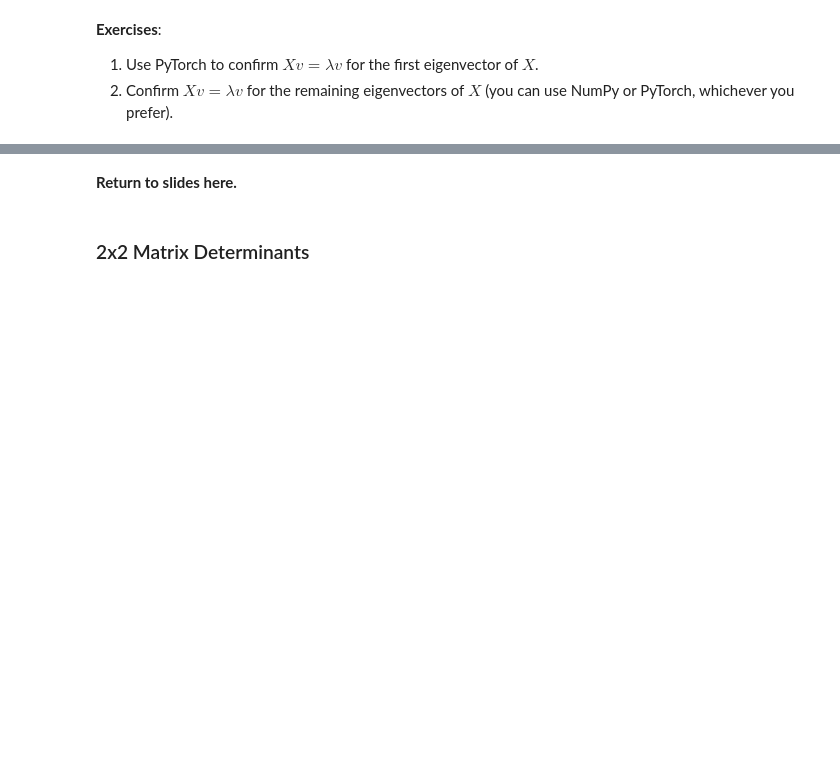
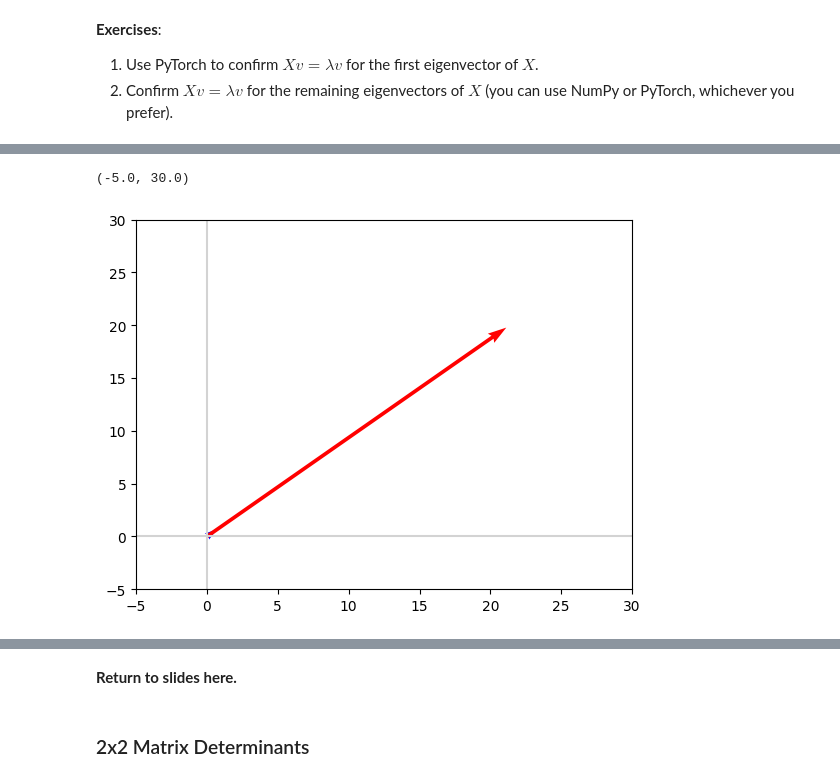
Before and after one commit to Arnellou/ML-foundations-JohnKrohn-OREILLY-course-notebooks, a Jupyter notebook: notebooks/2-linear-algebra-ii.ipynb, the cells around one changed output, grey strips where cells are left out. Cells and saved outputs as stored; diff of their text form; code cells hidden in the pictures; blank space fills up the shorter version.

Commit message:
3d and plus matrix eingenvalues and vectors

```diff
--- a/notebooks/2-linear-algebra-ii.ipynb
+++ b/notebooks/2-linear-algebra-ii.ipynb
@@ -853,3 +874,23 @@ lambda_X * v_X
 
 1. Use PyTorch to confirm $Xv = \lambda v$ for the first eigenvector of $X$.
 2. Confirm $Xv = \lambda v$ for the remaining eigenvectors of $X$ (you can use NumPy or PyTorch, whichever you prefer).
+# %%
+X_pt = torch.tensor(X , dtype= torch.float32)
+print(X_pt)
+
+lambas_pt , vectors_pt = torch.linalg.eig(X_pt)
+lambas_pt , vectors_pt = lambas_pt.float() , vectors_pt.float()
+
+
+lambas_pt_1 = lambas_pt[0]
+vectors_pt_1 = vectors_pt[:,0]
+
+
+
+print(lambas_pt_1 )
+print("float  first vector is : ", vectors_pt_1 )
+
+print(torch.matmul(X_pt,vectors_pt_1))
+print(np.dot(lambas_pt_1,vectors_pt_1))
+
+print(torch.matmul(X_pt,vectors_pt_1) == np.dot(lambas_pt_1,vectors_pt_1))
@@ -855,0 +906,7 @@ lambda_X * v_X
+# %%
+plot_vectors([vectors_pt_1, torch.matmul(X_pt,vectors_pt_1)] , ["blue" , "red"])
+plt.xlim(-5,30)
+plt.ylim(-5,30)
+# %% [output]
+(-5.0, 30.0)
+[figure, added]
```
Also changed, not shown: parts of 14 cells of this notebook.
